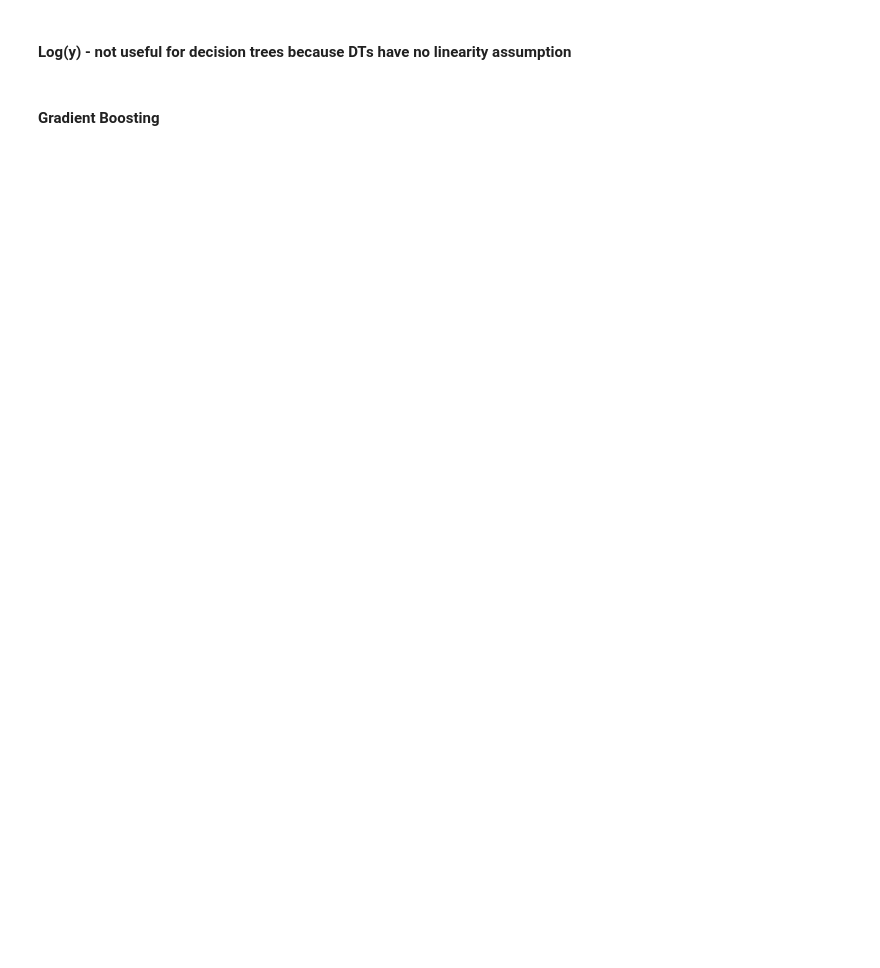
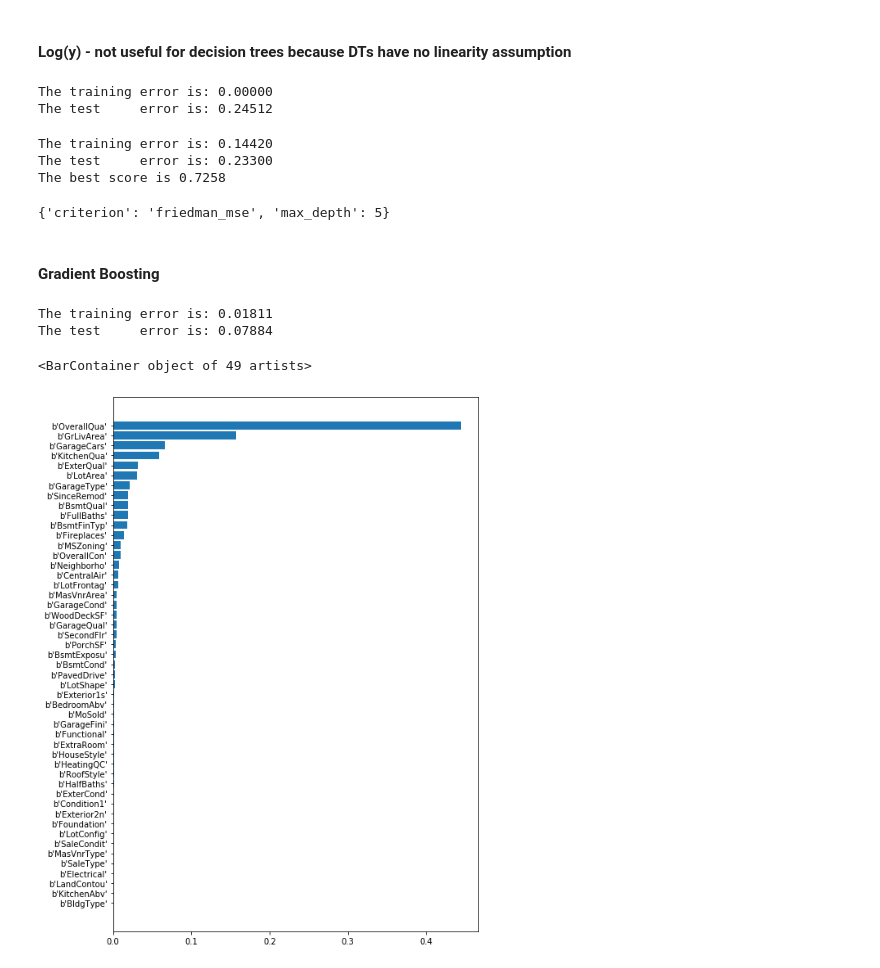
Before and after one commit to ryanhpark/HousingPricePrediction_ML, a Jupyter notebook: Sita/Sita_ML_Project.ipynb, the cells around one changed output. Saved outputs shown, nothing was run; the diff lists cells and outputs as text; code cells hidden in the pictures; blank space fills up the shorter version.

Commit message:
Sita - Add GB tree and feature importances

```diff
--- a/Sita/Sita_ML_Project.ipynb
+++ b/Sita/Sita_ML_Project.ipynb
@@ -38,14 +39,10 @@ test = test_raw.copy()
 # %%
 train, test = imp.impute_data()
 
-pipe = Pipeline([
-    ('selector', fe.FeatureEngineering())
-])
+train = fe.FeatureEngineering(train)
+test = fe.FeatureEngineering(test)
 
-train = pipe.transform(train)
-test = pipe.transform(test)
-
-train_dummies, test_dummies = ohe.Dummify.transform(train, test)
+train_dummies, test_dummies = fe.Dummify(train, test)
 
 train_ec, test_ec = ec.encode(train, test)
 # %%
@@ -146,6 +202,9 @@ get_error(X_train, y_train, X_test, y_test, tree_model);
 tree_model = tree.DecisionTreeRegressor()
 get_error(X_train, y_train.apply(np.log), X_test, y_test.apply(np.log),
           tree_model);
+# %% [output]
+The training error is: 0.00000
+The test     error is: 0.24512
 # %%
 grid_para_tree = {'criterion': ["mse", "friedman_mse", "mae"],
                   'max_depth': range(1, 31)}
@@ -154,6 +213,11 @@ grid_search_tree = ms.GridSearchCV(tree_model, grid_para_tree, cv=10)
 get_error(X_train, y_train, X_test, y_test, grid_search_tree)
 print('The best score is %.4f' %grid_search_tree.best_score_)
 grid_search_tree.best_params_
+# %% [output]
+The training error is: 0.14420
+The test     error is: 0.23300
+The best score is 0.7258
+{'criterion': 'friedman_mse', 'max_depth': 5}
 # %% [markdown]
 #### Gradient Boosting
 # %%
@@ -171,0 +239,20 @@ print('The best score is %.4f' %grid_search_tree.best_score_)
+# %%
+gb_model = GradientBoostingRegressor(loss='huber', n_estimators=200, max_depth=4)
+get_error(X_train, y_train.apply(np.log), X_test, y_test.apply(np.log),
+          gb_model);
+# %% [output]
+The training error is: 0.01811
+The test     error is: 0.07884
+# %%
+feature_importance = list(zip(X_train.columns, gb_model.feature_importances_))
+dtype = [('feature', 'S10'), ('importance', 'float')]
+feature_importance = np.array(feature_importance, dtype = dtype)
+feature_sort = np.sort(feature_importance, order='importance')
+featureNames, featureScores = zip(*list(feature_sort))
+
+from matplotlib.pyplot import figure
+figure(num=None, figsize=(8, 12), facecolor='w')
+plt.barh(range(len(featureScores)), featureScores, tick_label=featureNames)
+# %% [output]
+<BarContainer object of 49 artists>
+[figure, added]
```
Also changed, not shown: parts of 15 cells of this notebook.
